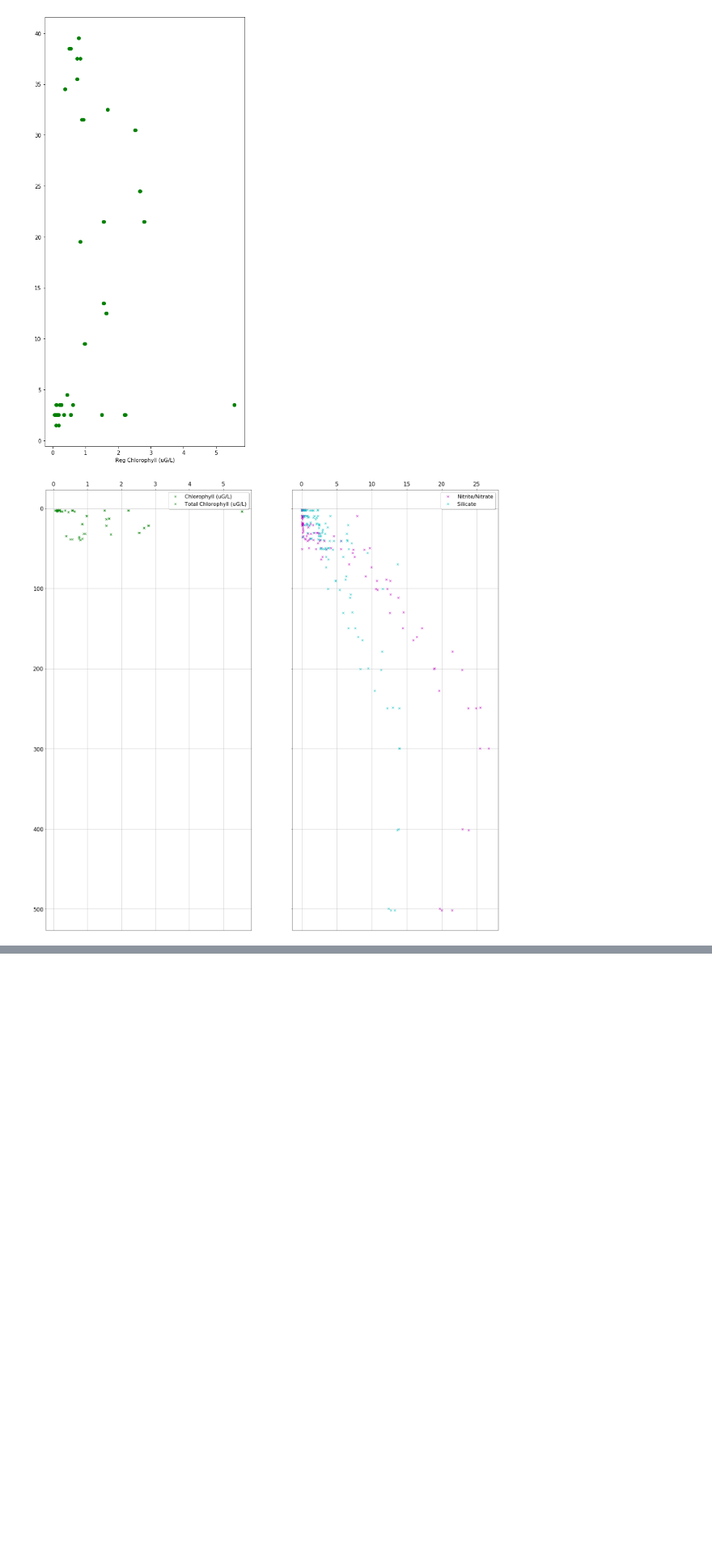
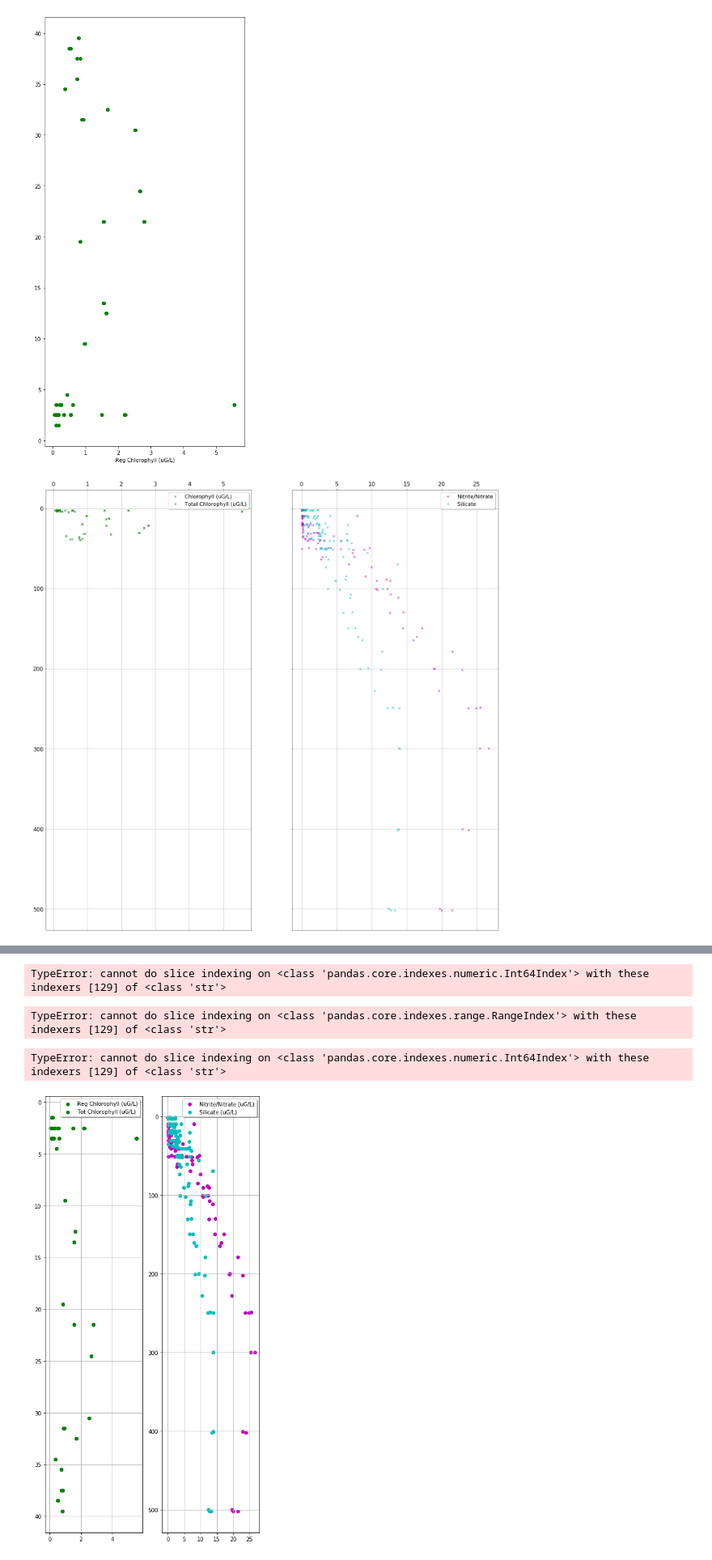
Before and after one commit to khyde/JPSS_Phytoplankton, a Jupyter notebook: IPython/Neighbor nutrients.ipynb, the cells around one changed output, grey strips where cells are left out. Shown at 81% size. Cells and saved outputs as stored; diff of their text form; code cells hidden in the pictures; blank space fills up the shorter version.

```diff
--- a/IPython/Neighbor nutrients.ipynb
+++ b/IPython/Neighbor nutrients.ipynb
@@ -343,0 +354,33 @@ plt.close()
+# %%
+station1818 = loop818['129':'133']
+# %% [output]
+TypeError: cannot do slice indexing on <class 'pandas.core.indexes.numeric.Int64Index'> with these indexers [129] of <class 'str'>
+# %%
+stations818['129':'133']
+# %% [output]
+TypeError: cannot do slice indexing on <class 'pandas.core.indexes.range.RangeIndex'> with these indexers [129] of <class 'str'>
+# %%
+loop818['129':'133']
+# %% [output]
+TypeError: cannot do slice indexing on <class 'pandas.core.indexes.numeric.Int64Index'> with these indexers [129] of <class 'str'>
+# %%
+data = [[depth818], [chl818], [totchl818], [nit818], [si818]]
+f, axs = plt.subplots(4,1, sharey =True, figsize=(15,15))
+# first axis
+plt.subplot(141)
+plt.scatter(chl818, depth818, color = 'g')
+plt.scatter(totchl818, depth818, color = 'g')
+plt.legend (["Reg Chlorophyll (uG/L)", "Tot Chlorophyll (uG/L)"], shadow=True)
+plt.gca ().invert_yaxis ()
+plt.grid ()
+# second axis
+plt.subplot(142)
+plt.scatter(nit818, depth818, color = 'm')
+plt.scatter(si818, depth818, color = 'c')
+plt.legend (["Nitrite/Nitrate (uG/L)", "Silicate (uG/L)"], shadow=True)
+plt.gca ().invert_yaxis ()
+plt.grid ()
+plt.show()
+plt.close()
+# %% [output]
+[figure, added]
```
Also changed, not shown: parts of 32 cells of this notebook, 1 other file.
